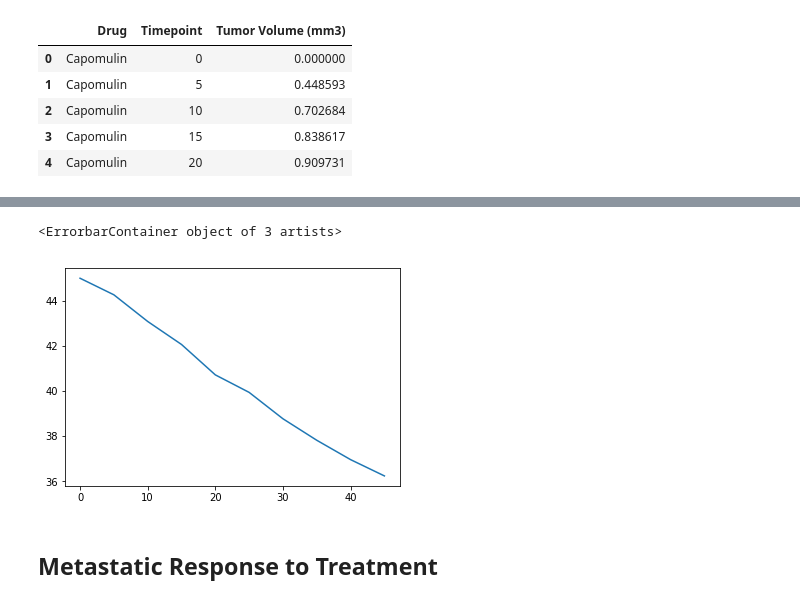
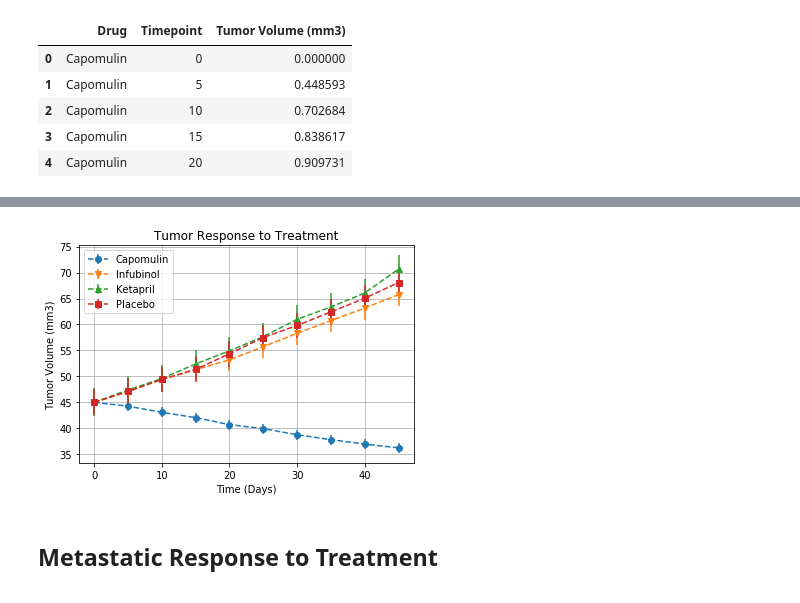
Before and after one commit to tanjowen/Pymaceuticals, a Jupyter notebook: pymaceuticals.ipynb, the cells around one changed output, grey strips where cells are left out. Saved outputs shown, nothing was run; the diff lists cells and outputs as text; code cells hidden in the pictures.

```diff
--- a/pymaceuticals.ipynb
+++ b/pymaceuticals.ipynb
@@ -100,11 +98,24 @@ plt.show()
-# %%
-# Generate the Plot (with Error Bars)
-
-plt.errorbar(tumor_response_mean.index, tumor_response_mean["Capomulin"])
-# Save the Figure
-# %% [output]
-<ErrorbarContainer object of 3 artists>
-[figure, removed]
+# %%
+# Generate the Plot (with Error Bars)
+
+plt.errorbar(tumor_response_mean.index, tumor_response_mean["Capomulin"], yerr=tumor_response_mean['Capomulin'].sem(),
+             marker='o', linestyle='--', label='Capomulin')
+plt.errorbar(tumor_response_mean.index, tumor_response_mean["Infubinol"], yerr=tumor_response_mean['Infubinol'].sem(),
+             marker='v', linestyle='--', label='Infubinol')
+plt.errorbar(tumor_response_mean.index, tumor_response_mean["Ketapril"], yerr=tumor_response_mean['Ketapril'].sem(),
+             marker='^', linestyle='--', label='Ketapril')
+plt.errorbar(tumor_response_mean.index, tumor_response_mean["Placebo"], yerr=tumor_response_mean['Placebo'].sem(),
+             marker='s', linestyle='--', label='Placebo')
+plt.grid()
+plt.legend(loc='best', fancybox=True)
+plt.title("Tumor Response to Treatment")
+plt.xlabel("Time (Days)")
+plt.ylabel("Tumor Volume (mm3)")
+
+# Save the Figure
+plt.savefig("Charts/tumor_response.png")
+# %% [output]
+[figure, added]
 # %%
 # Show the Figure
 plt.show()
```
Also changed, not shown: parts of 8 cells of this notebook, 4 other files.
